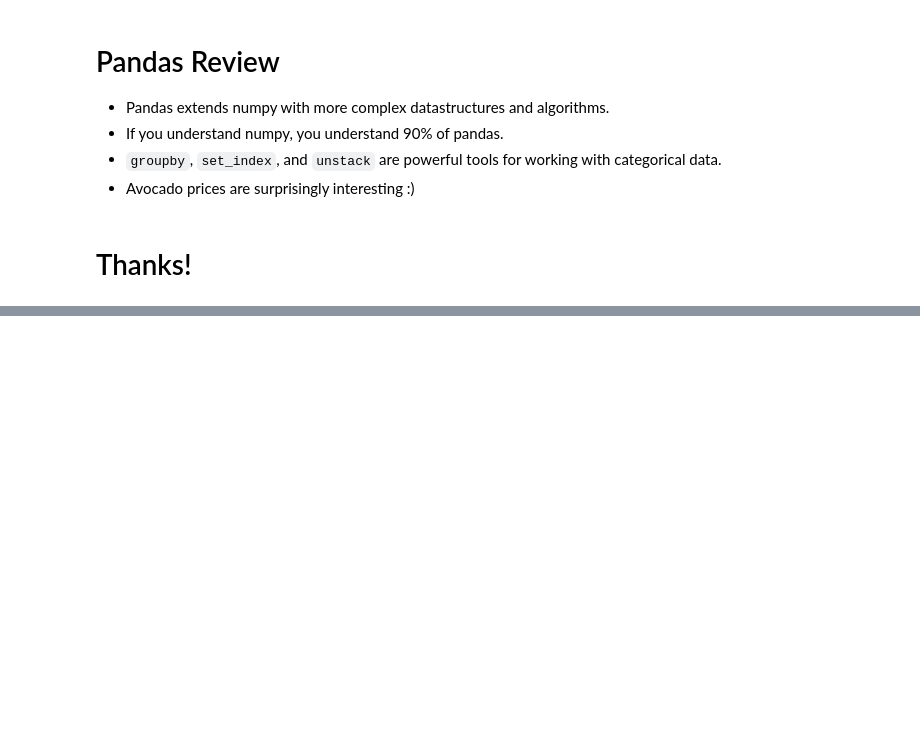
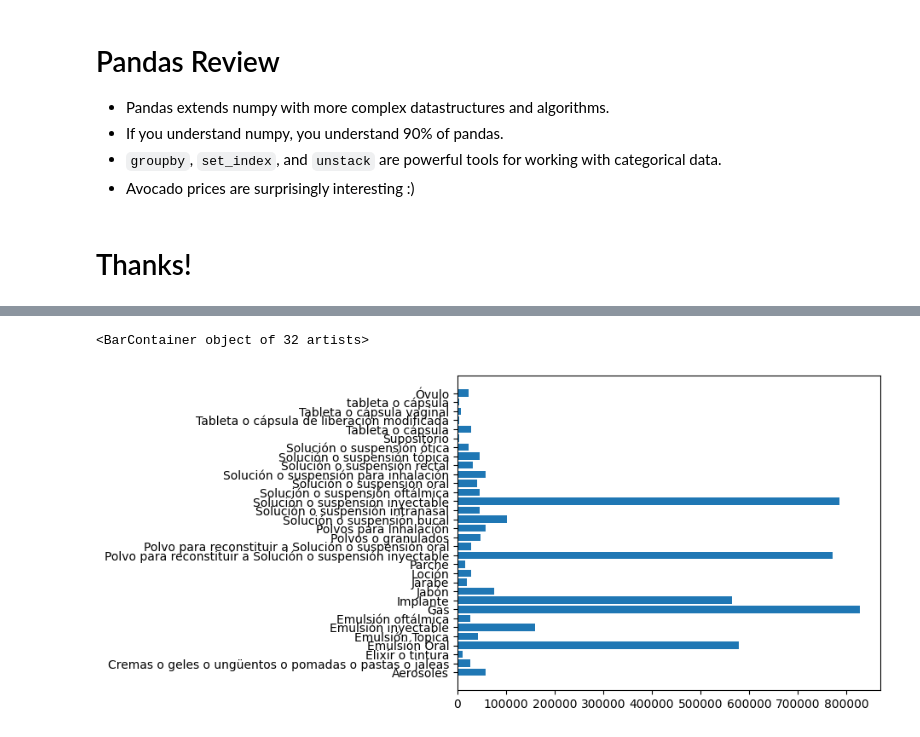
Before and after one commit to Juanfelipepast2/MetNumUN2024I, a Jupyter notebook: jpastranar_Lab2/jpastranar_Lab2.ipynb, the cells around one changed output, grey strips where cells are left out. Saved outputs shown, nothing was run; the diff lists cells and outputs as text; code cells hidden in the pictures; blank space fills up the shorter version.

```diff
--- a/jpastranar_Lab2/jpastranar_Lab2.ipynb
+++ b/jpastranar_Lab2/jpastranar_Lab2.ipynb
@@ -1758,0 +1829,5 @@ ax.set_xticklabels(ax.get_xticklabels(), rotation=45);
+# %%
+precio = medicamentos.groupby("unidad_de_dispensacion")["precio_por_tableta"].mean()
+dfPrecio = (precio.reset_index())
+dfPrecio.columns = ["unidad_de_dispensacion", "Precio promedio"]
+dfPrecio
@@ -1758,0 +1852,5 @@ ax.set_xticklabels(ax.get_xticklabels(), rotation=45);
+# %%
+plt.barh(dfPrecio["unidad_de_dispensacion"], dfPrecio["Precio promedio"])
+# %% [output]
+<BarContainer object of 32 artists>
+[figure, added]
```
Also changed, not shown: parts of 9 cells of this notebook.
